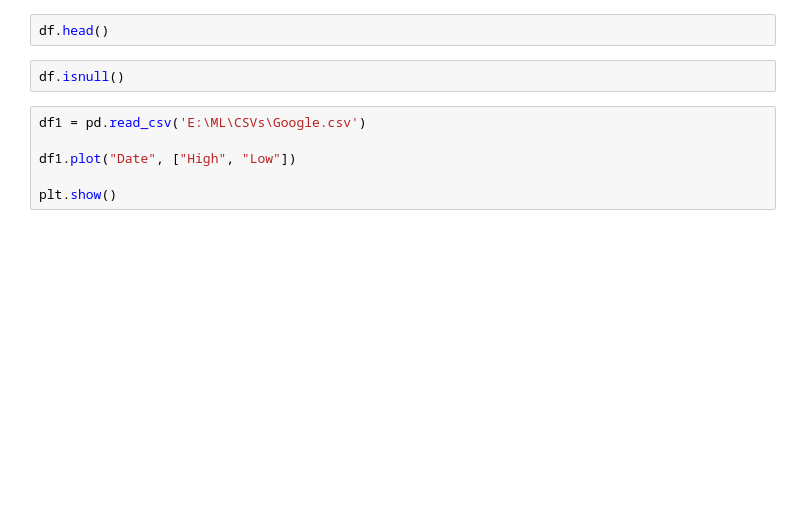
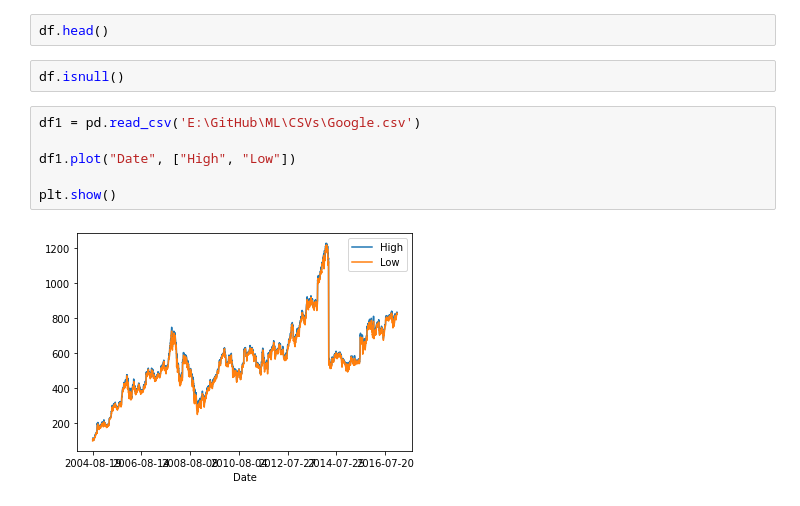
Before and after one commit to kks007/ML, a Jupyter notebook: ML_lab2.ipynb, the cells around one changed output. Drawn from its saved outputs; the diff is of its cells as text; blank space fills up the shorter version.

```diff
--- a/ML_lab2.ipynb
+++ b/ML_lab2.ipynb
@@ -34,11 +40,13 @@ df.head()
 # %%
 df.isnull()
 # %%
-df1 = pd.read_csv('E:\ML\CSVs\Google.csv')
+df1 = pd.read_csv('E:\GitHub\ML\CSVs\Google.csv')
 
 df1.plot("Date", ["High", "Low"])
 
 plt.show()
+# %% [output]
+[figure, added]
 # %%
 import pandas as pd
 
```
Also changed, not shown: parts of 10 cells of this notebook, 2 other files.
